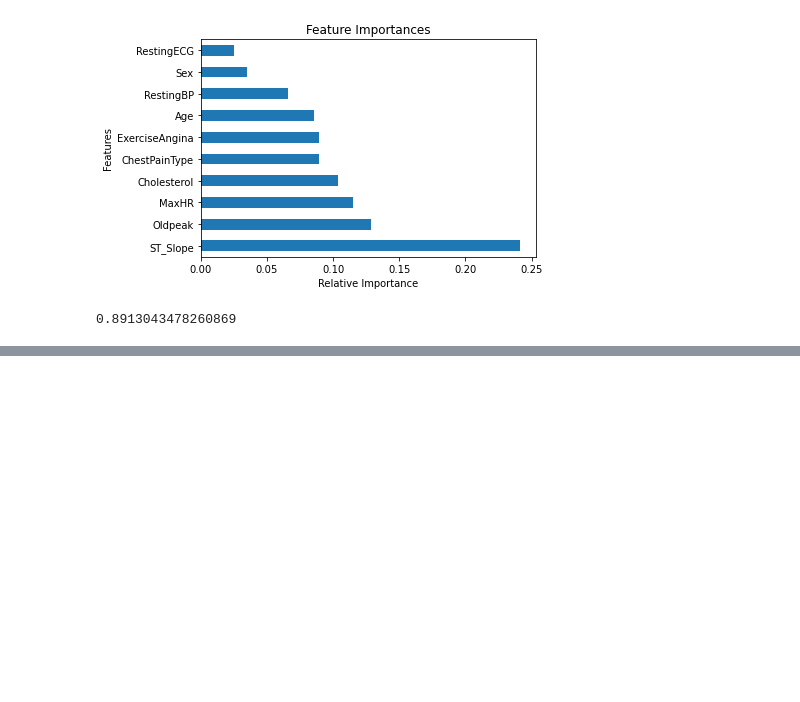
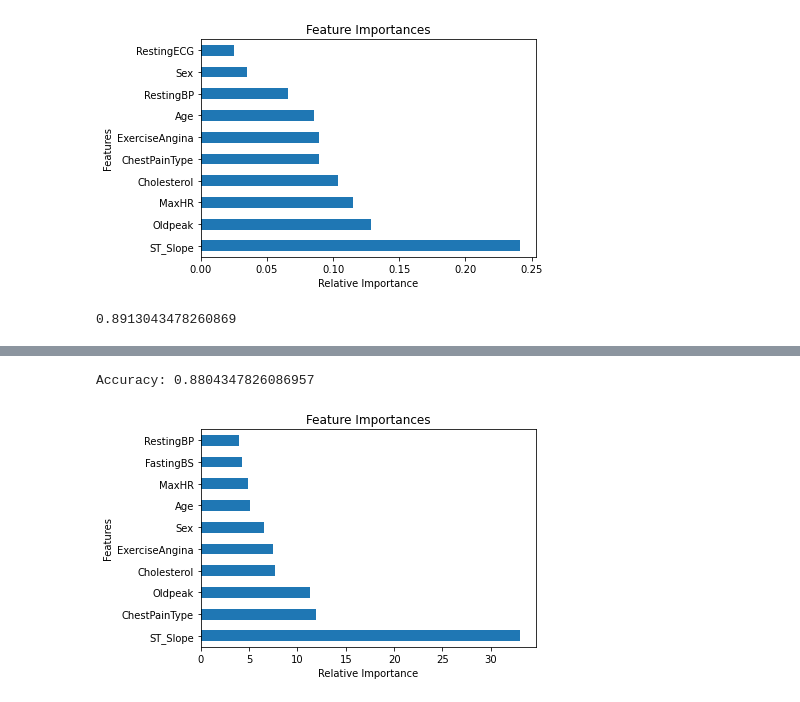
Before and after one commit to elinteerie/Models, a Jupyter notebook: Heart Failure Prediction.ipynb, the cells around one changed output, grey strips where cells are left out. Drawn from its saved outputs; the diff is of its cells as text; code cells hidden in the pictures; blank space fills up the shorter version.

Commit message:
Add files via upload
Heart Prediction 2

```diff
--- a/Heart Failure Prediction.ipynb
+++ b/Heart Failure Prediction.ipynb
@@ -215,0 +238,6 @@ accuracy_score(y_true2, y_pred2)
+# %%
+from catboost import CatBoostClassifier
+model3 = CatBoostClassifier(iterations=107)
+model3.fit(X_train, y_train)
+# predict
+y_pred = model3.predict(X_test)
@@ -215,0 +262,6 @@ accuracy_score(y_true2, y_pred2)
+# %%
+# Print accuracy
+from sklearn.metrics import accuracy_score
+print('Accuracy:', accuracy_score(y_test, y_pred))
+# %% [output]
+Accuracy: 0.8804347826086957
@@ -215,0 +271,10 @@ accuracy_score(y_true2, y_pred2)
+# %%
+# Feature importance for xgboost
+feat_importances = pd.Series(model3.feature_importances_, index=X.columns)
+feat_importances.nlargest(10).plot(kind='barh')
+plt.xlabel('Relative Importance')
+plt.ylabel('Features')
+plt.title('Feature Importances')
+plt.show()
+# %% [output]
+[figure, added]
```
Also changed, not shown: parts of 7 cells of this notebook.
